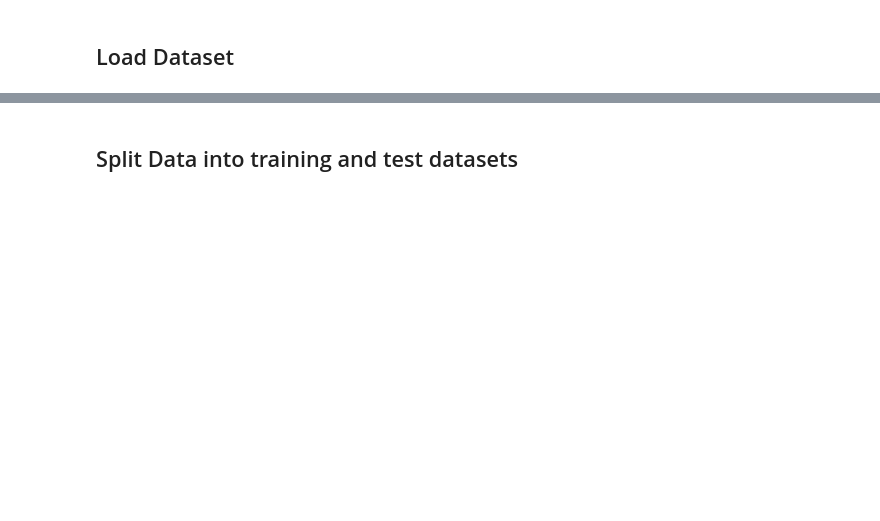
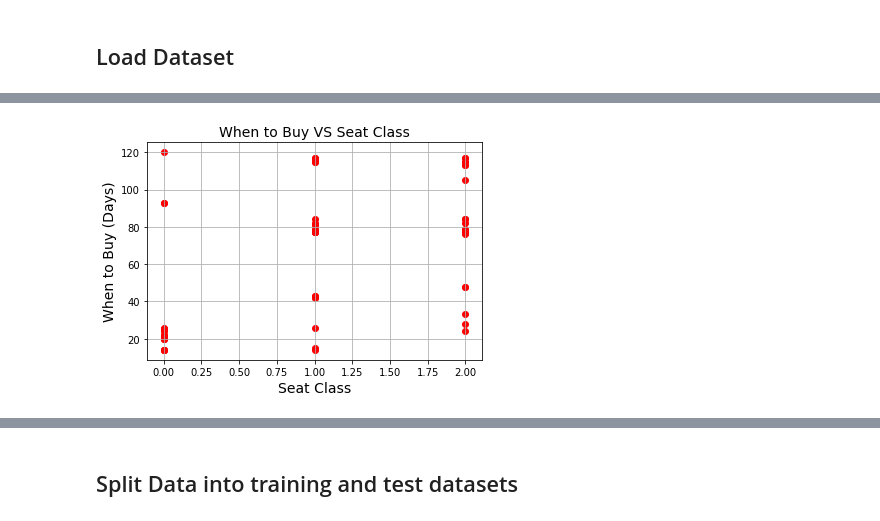
Before and after one commit to bijaytmg/capstone-project-airline, a Jupyter notebook: RegressionModels.ipynb, the cells around one changed output, grey strips where cells are left out. Drawn from its saved outputs; the diff is of its cells as text; code cells hidden in the pictures; blank space fills up the shorter version.

```diff
--- a/RegressionModels.ipynb
+++ b/RegressionModels.ipynb
@@ -44,0 +74,9 @@ plt.show()
+# %%
+plt.scatter(df['SeatClass'], df['WhentoBuy'], color='red')
+plt.title('When to Buy VS Seat Class', fontsize=14)
+plt.xlabel('Seat Class', fontsize=14) #0 is Economy, 1 is Business, 2 is First Class
+plt.ylabel('When to Buy (Days)', fontsize=14)
+plt.grid(True)
+plt.show()
+# %% [output]
+[figure, added]
```
Also changed, not shown: parts of 62 cells of this notebook, 5 other files.
